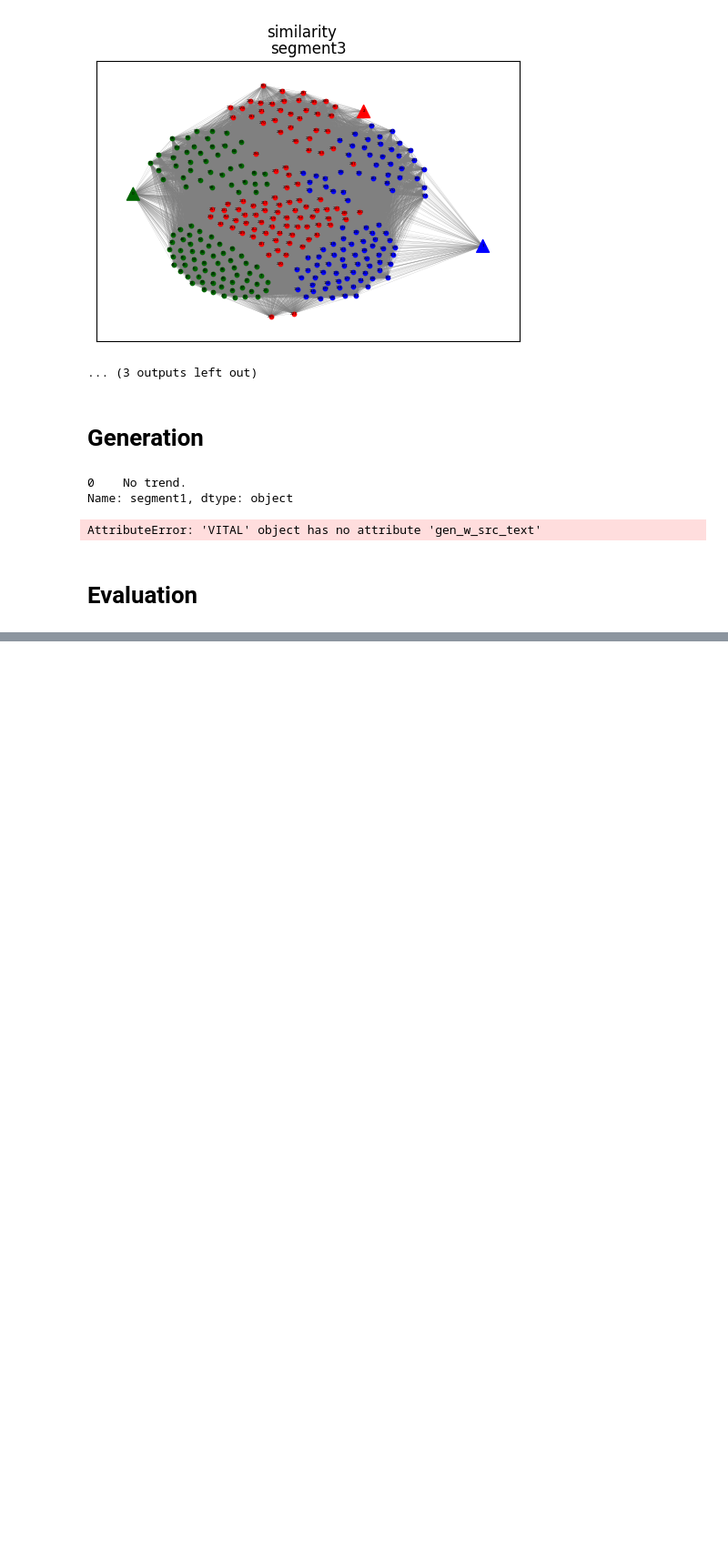
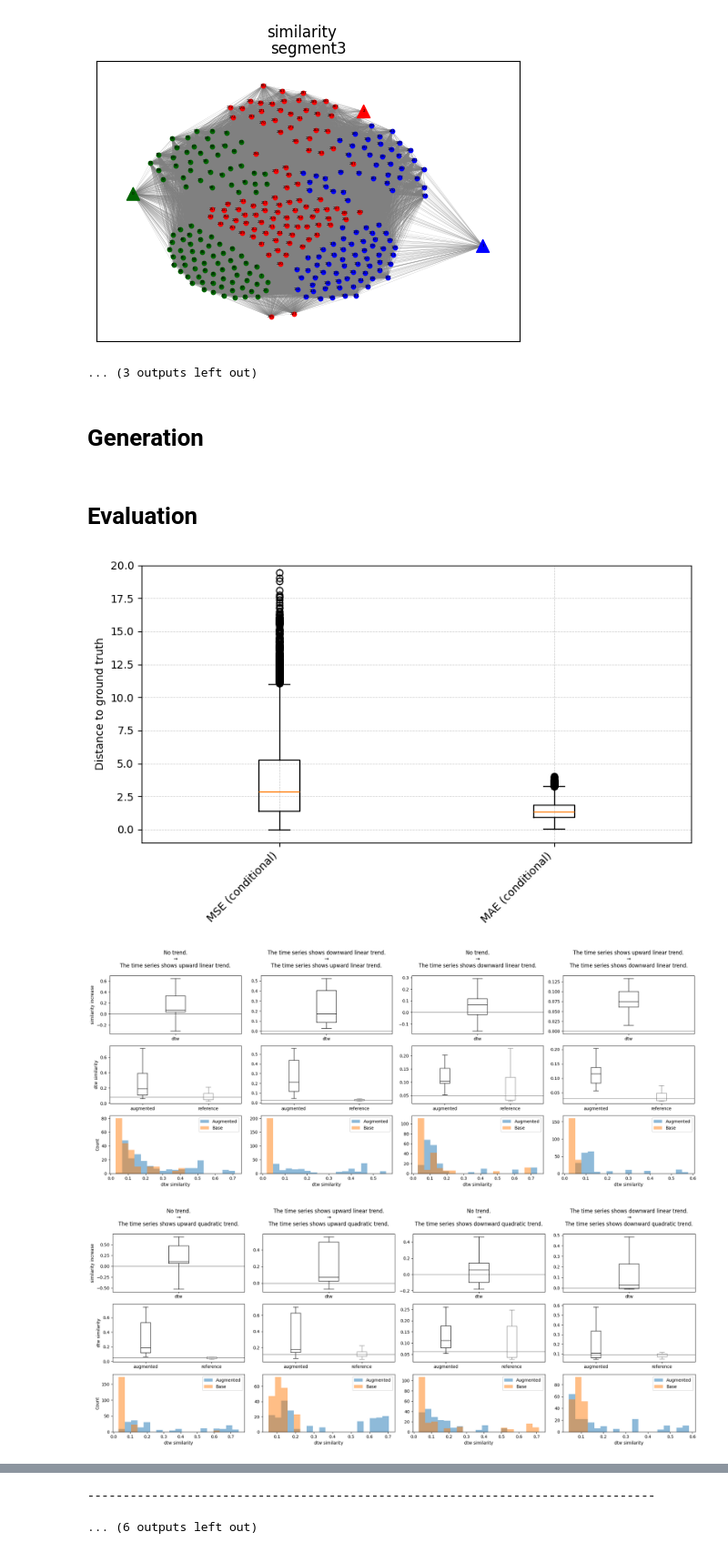
Before and after one commit to JiaxingQiu/llm_nicu_vitalsigns, a Jupyter notebook: script/VITAL/main/main_syn4_gt_at.ipynb, the cells around one changed output, grey strips where cells are left out. Shown at 91% size. Cells and saved outputs as stored; diff of their text form; code cells hidden in the pictures; blank space fills up the shorter version.

```diff
--- a/script/VITAL/main/main_syn4_gt_at.ipynb
+++ b/script/VITAL/main/main_syn4_gt_at.ipynb
@@ -86,15 +71,17 @@ with open('run/train.py', 'r') as file:
 # %% [markdown]
 # Generation
 # %%
-tid=0
-# viz_generation_marginal(df_train, model, config_dict, tid=tid)
-viz_generation_conditional(df_train, model, config_dict, tid=tid, sampling=True, b=100, ep=200)
+# tid=0
+# # viz_generation_marginal(df_train, model, config_dict, tid=tid)
+# viz_generation_conditional(df_train, model, config_dict, tid=tid, sampling=True, b=100, ep=200)
-# %% [output]
-0    No trend.
-Name: segment1, dtype: object
-AttributeError: 'VITAL' object has no attribute 'gen_w_src_text'
 # %% [markdown]
 # Evaluation
 # %%
 with open('run/eval.py', 'r') as file:
     exec(file.read())
+with open('run/eng_eval.py', 'r') as file:
+    exec(file.read())
+# %% [output]
+[figure, added]
+[figure, added]
+[figure, added]
@@ -100,0 +96,2 @@ with open('run/eval.py', 'r') as file:
+--------------------------------------------------------------------------------
+... (6 outputs left out)
```
Also changed, not shown: parts of 13 cells of this notebook, 17 other files.
